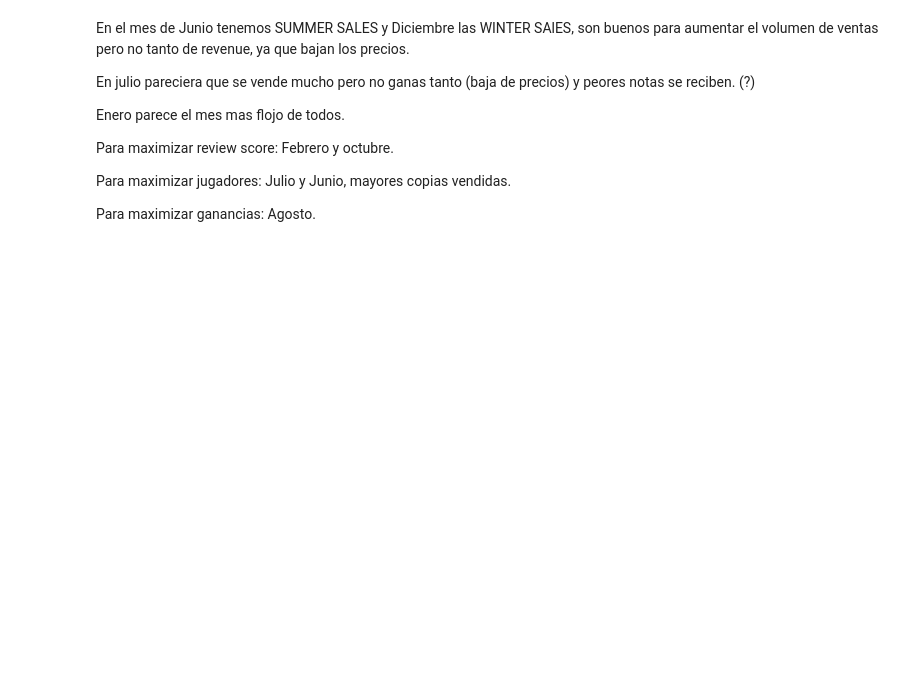
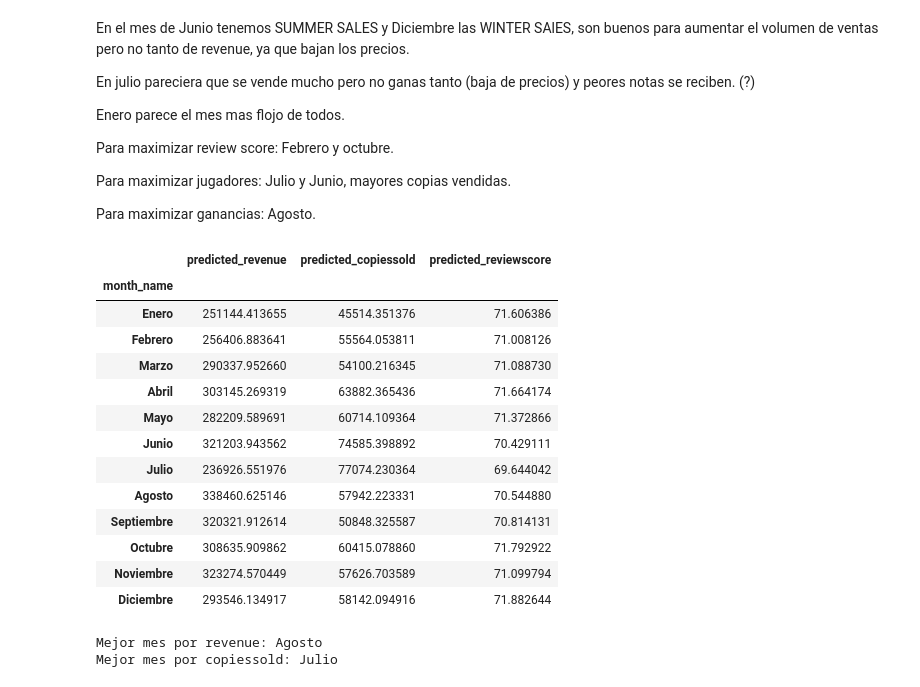
Before and after one commit to Checho-ramirijaz2014/proyecto_min, a Jupyter notebook: mejor_mes.ipynb, the cells around one changed output. Cells and saved outputs as stored; diff of their text form; code cells hidden in the pictures; blank space fills up the shorter version.

```diff
--- a/mejor_mes.ipynb
+++ b/mejor_mes.ipynb
@@ -114,3 +114,16 @@ Para maximizar review score: Febrero y octubre.
 Para maximizar jugadores: Julio y Junio, mayores copias vendidas.
 
 Para maximizar ganancias: Agosto.
+# %%
+#SIMULACION DE UN POSIBLE VENDEDOR
+
+#re entrenamiento
+modelos = {}
+columnas = ["revenue", "copiessold", "reviewscore"]
+
+for columna in columnas:
+    y = df[columna]
+    #modelo para cada objetivo
+    m = LinearRegression(fit_intercept=False)
+    m.fit(df_final, y)
+    modelos[columna] = m
@@ -116,0 +169,34 @@ Para maximizar ganancias: Agosto.
+# %%
+#SIMULACIOn
+mis_generos = ["Action"]
+mis_categorias = ["Single-player","Multi-player"]
+mi_precio = 14.99
+
+simulacion_resultados = simular_venta(mis_generos, mis_categorias, mi_precio)
+
+simulacion_resultados["month_name"] = simulacion_resultados["month"].map(mapa_meses)
+simulacion_resultados = simulacion_resultados.set_index("month_name")
+#sacamos ganadores
+mejor_revenue = simulacion_resultados["predicted_revenue"].idxmax()
+mejor_copiessold = simulacion_resultados["predicted_copiessold"].idxmax()
+display(simulacion_resultados[["predicted_revenue", "predicted_copiessold", "predicted_reviewscore"]])
+
+print(f"Mejor mes por revenue: {mejor_revenue}")
+print(f"Mejor mes por copiessold: {mejor_copiessold}")
+# %% [output]
+|  | predicted_revenue | predicted_copiessold | predicted_reviewscore |
+| month_name |  |  |  |
+| Enero | 251144.413655 | 45514.351376 | 71.606386 |
+| Febrero | 256406.883641 | 55564.053811 | 71.008126 |
+| Marzo | 290337.952660 | 54100.216345 | 71.088730 |
+| Abril | 303145.269319 | 63882.365436 | 71.664174 |
+| Mayo | 282209.589691 | 60714.109364 | 71.372866 |
+| Junio | 321203.943562 | 74585.398892 | 70.429111 |
+| Julio | 236926.551976 | 77074.230364 | 69.644042 |
+| Agosto | 338460.625146 | 57942.223331 | 70.544880 |
+| Septiembre | 320321.912614 | 50848.325587 | 70.814131 |
+| Octubre | 308635.909862 | 60415.078860 | 71.792922 |
+| Noviembre | 323274.570449 | 57626.703589 | 71.099794 |
+| Diciembre | 293546.134917 | 58142.094916 | 71.882644 |
+Mejor mes por revenue: Agosto
+Mejor mes por copiessold: Julio
```
Also changed, not shown: parts of 11 cells of this notebook.
